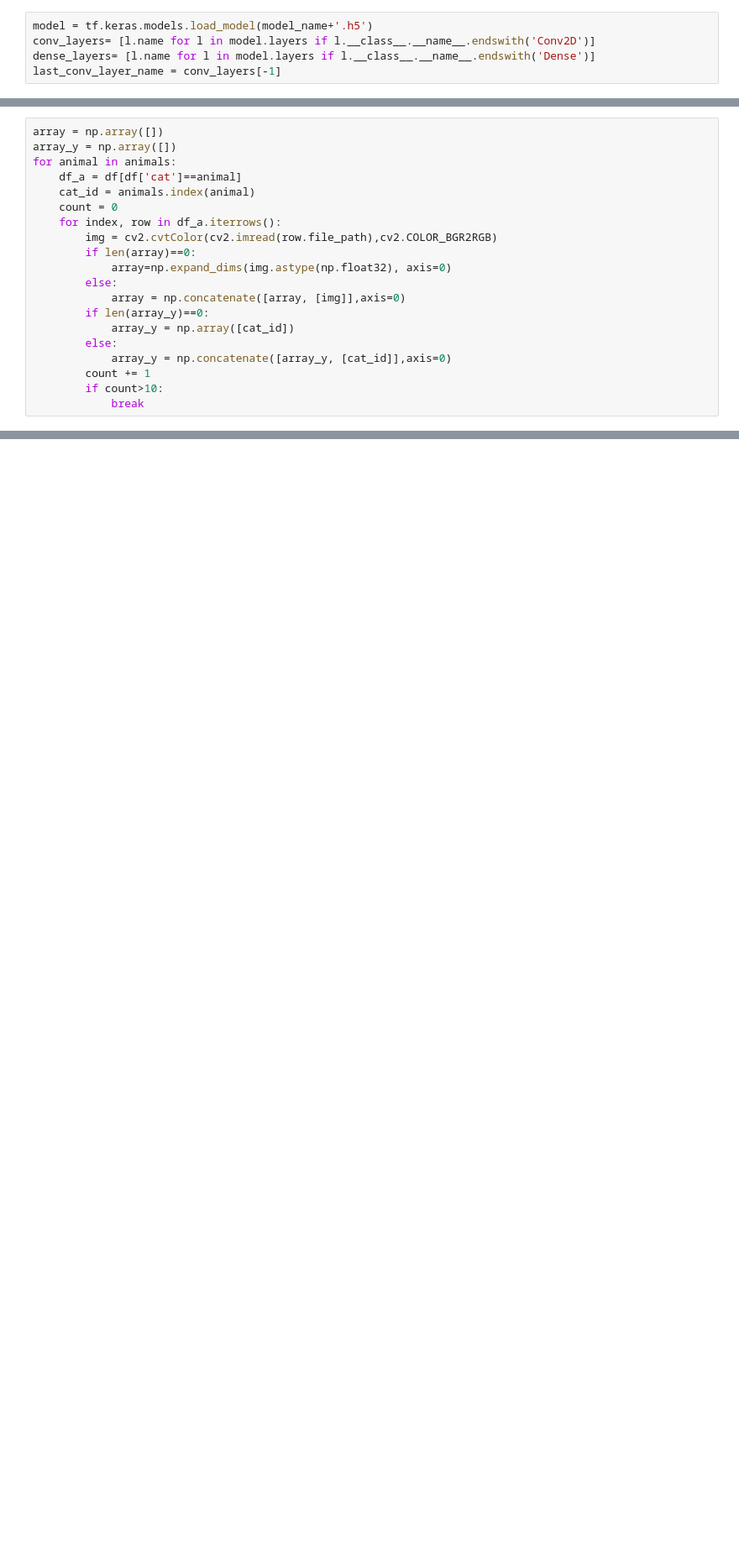
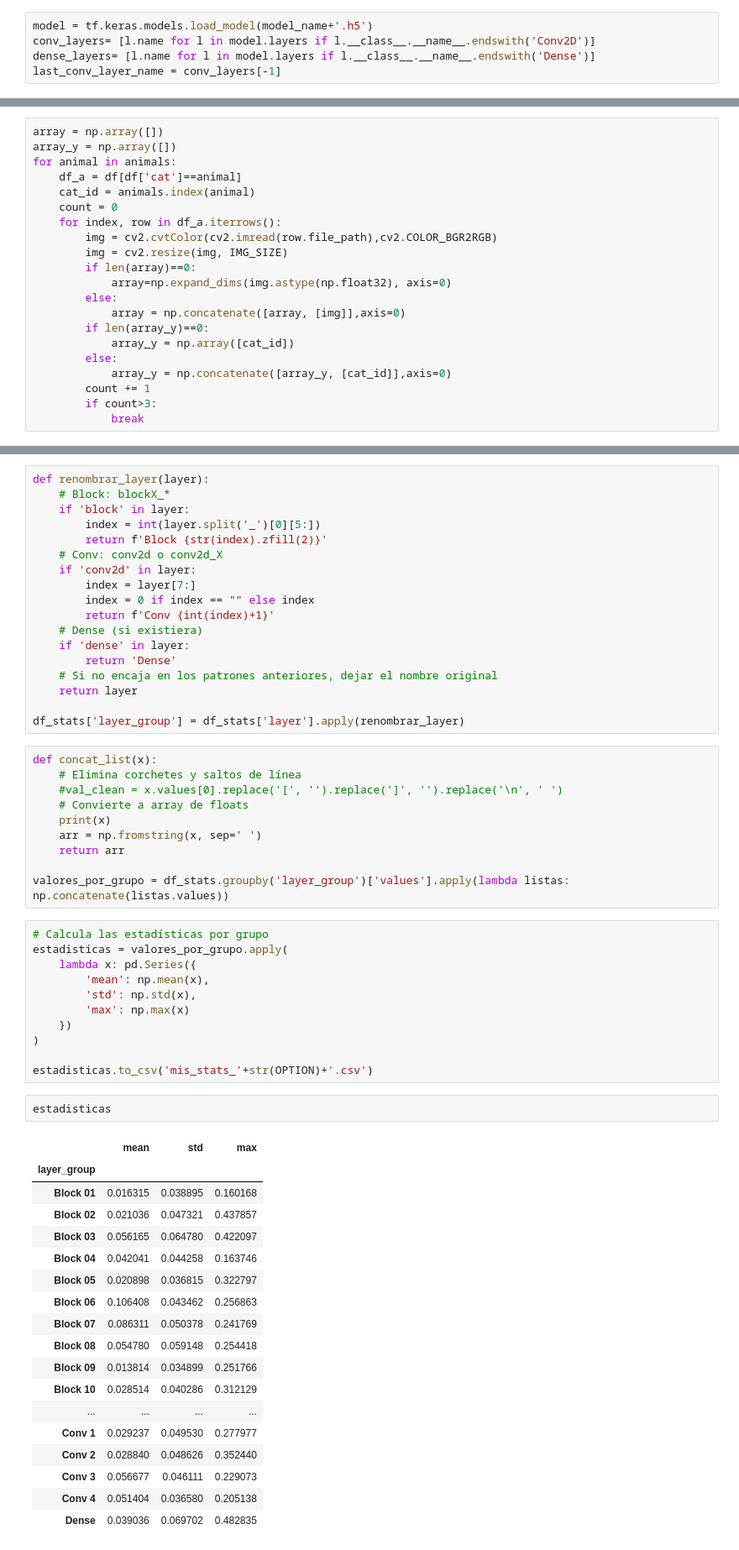
Before and after one commit to uleroboticsgroup/PyX-CNN, a Jupyter notebook: calculate_MIS_metric.ipynb, the cells around one changed output, grey strips where cells are left out. Shown at 84% size. Saved outputs shown, nothing was run; the diff lists cells and outputs as text; blank space fills up the shorter version.

```diff
--- a/calculate_MIS_metric.ipynb
+++ b/calculate_MIS_metric.ipynb
@@ -58,6 +58,7 @@ for animal in animals:
     count = 0
     for index, row in df_a.iterrows():
         img = cv2.cvtColor(cv2.imread(row.file_path),cv2.COLOR_BGR2RGB)
+        img = cv2.resize(img, IMG_SIZE)
         if len(array)==0:
             array=np.expand_dims(img.astype(np.float32), axis=0)
         else:
@@ -67,7 +68,7 @@ for animal in animals:
         else:
             array_y = np.concatenate([array_y, [cat_id]],axis=0)
         count += 1
-        if count>10:
+        if count>3:
             break
 # %%
 data = {}
@@ -128,0 +131,60 @@ df_stats.to_csv('mis_stats_'+str(OPTION)+'.csv', index=False)
+# %%
+def renombrar_layer(layer):
+    # Block: blockX_*
+    if 'block' in layer:
+        index = int(layer.split('_')[0][5:])
+        return f'Block {str(index).zfill(2)}'
+    # Conv: conv2d o conv2d_X
+    if 'conv2d' in layer:
+        index = layer[7:]
+        index = 0 if index == "" else index
+        return f'Conv {int(index)+1}'
+    # Dense (si existiera)
+    if 'dense' in layer:
+        return 'Dense'
+    # Si no encaja en los patrones anteriores, dejar el nombre original
+    return layer
+
+df_stats['layer_group'] = df_stats['layer'].apply(renombrar_layer)
+# %%
+def concat_list(x):
+    # Elimina corchetes y saltos de línea
+    #val_clean = x.values[0].replace('[', '').replace(']', '').replace('\n', ' ')
+    # Convierte a array de floats
+    print(x)
+    arr = np.fromstring(x, sep=' ')
+    return arr
+
+valores_por_grupo = df_stats.groupby('layer_group')['values'].apply(lambda listas: np.concatenate(listas.values))
+# %%
+# Calcula las estadísticas por grupo
+estadisticas = valores_por_grupo.apply(
+    lambda x: pd.Series({
+        'mean': np.mean(x),
+        'std': np.std(x),
+        'max': np.max(x)
+    })
+)
+
+estadisticas.to_csv('mis_stats_'+str(OPTION)+'.csv')
+# %%
+estadisticas
+# %% [output]
+|  | mean | std | max |
+| layer_group |  |  |  |
+| Block 01 | 0.016315 | 0.038895 | 0.160168 |
+| Block 02 | 0.021036 | 0.047321 | 0.437857 |
+| Block 03 | 0.056165 | 0.064780 | 0.422097 |
+| Block 04 | 0.042041 | 0.044258 | 0.163746 |
+| Block 05 | 0.020898 | 0.036815 | 0.322797 |
+| Block 06 | 0.106408 | 0.043462 | 0.256863 |
+| Block 07 | 0.086311 | 0.050378 | 0.241769 |
+| Block 08 | 0.054780 | 0.059148 | 0.254418 |
+| Block 09 | 0.013814 | 0.034899 | 0.251766 |
+| Block 10 | 0.028514 | 0.040286 | 0.312129 |
+| ... | ... | ... | ... |
+| Conv 1 | 0.029237 | 0.049530 | 0.277977 |
+| Conv 2 | 0.028840 | 0.048626 | 0.352440 |
+| Conv 3 | 0.056677 | 0.046111 | 0.229073 |
+| Conv 4 | 0.051404 | 0.036580 | 0.205138 |
+| Dense | 0.039036 | 0.069702 | 0.482835 |
```
Also changed, not shown: parts of 4 cells of this notebook, 35 other files.
